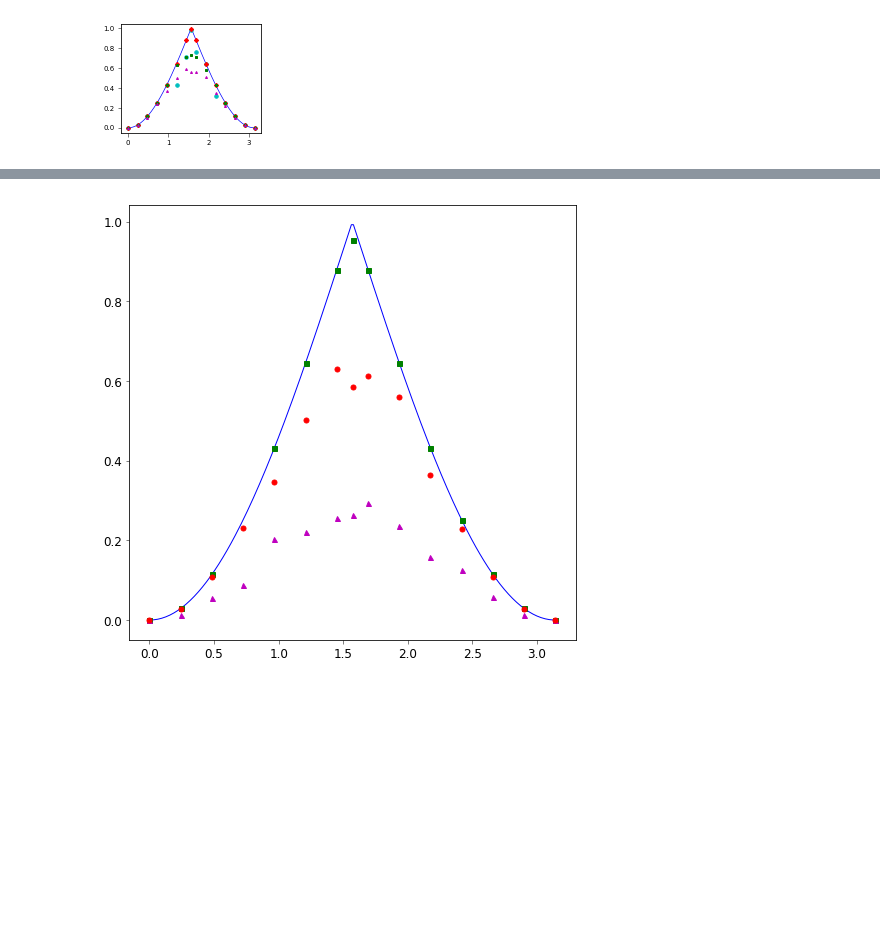
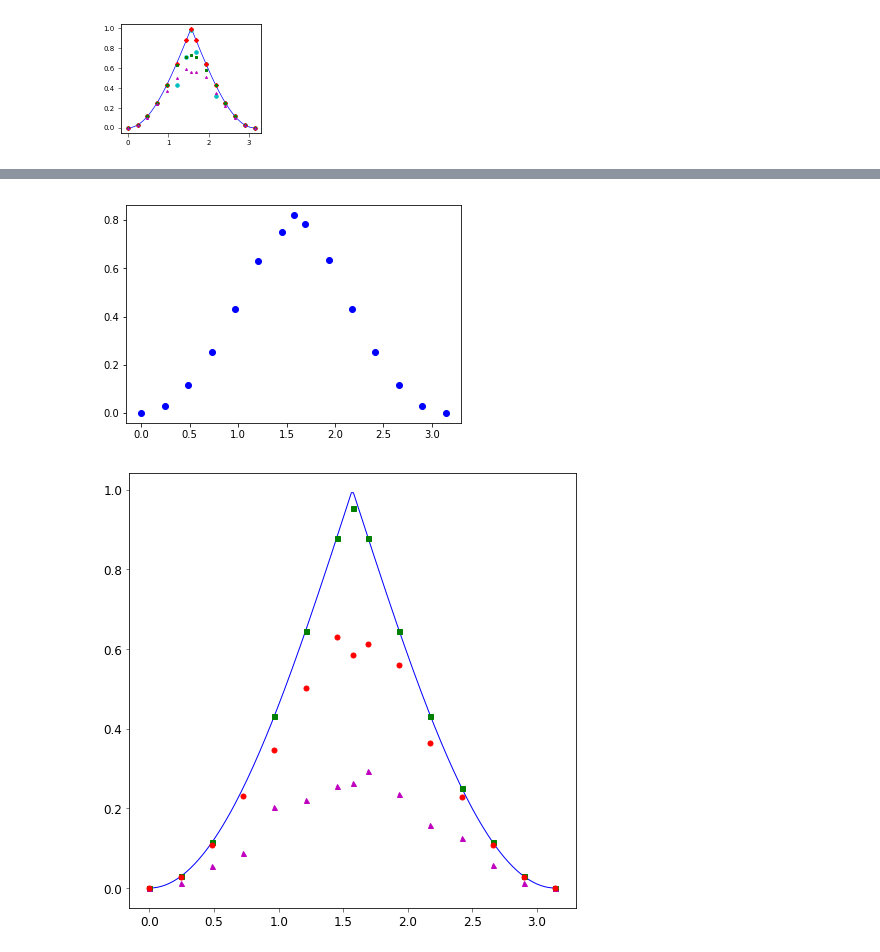
Before and after one commit to estebanmv/Random-Sampling-Extremal-POVMs, a Jupyter notebook: DisplacedPlot.ipynb, the cells around one changed output, grey strips where cells are left out. Cells and saved outputs as stored; diff of their text form; code cells hidden in the pictures; blank space fills up the shorter version.

```diff
--- a/DisplacedPlot.ipynb
+++ b/DisplacedPlot.ipynb
@@ -272,3 +272,15 @@ plt.savefig("Qubit1-10ext.pdf")
 plt.show()
 # %% [output]
 [figure]
+# %%
+ext1Av = pd.read_csv('Qubit-VT1ExtCCAv.dat', header=None, sep=',')
+ext1Av.columns = ['x','y']
+nymr10Av = pd.read_csv('QubitNaimark-VT10Av.dat', header=None, sep=',')
+nymr10Av.columns = ['x','y']
+# %%
+meansx = []
+meansy = []
+# %%
+for i in range(1,16):
+    meansy.append(float(np.mean(nymr10Av.y[(i-1)*10:i*10])))
+    meansx.append(float(np.mean(nymr10Av.x[(i-1)*10:i*10])))
@@ -279,6 +310,11 @@ IntCC1000 = pd.read_csv('QubitCC-VT1000Int.dat', header=None, sep=',')
 IntCC1000.columns=['x','y']
 naimvt1000 = pd.read_csv('QubitNaimark-testsVT1000.dat', header=None, sep=',')
 naimvt1000.columns=['x','y']
+# %%
+plt.plot(meansx,meansy,'bo')
+plt.show()
+# %% [output]
+[figure, added]
 # %%
 plt.figure(figsize=(8,8))
 #plt.figure(figsize= (2.5,2))
```
Also changed, not shown: parts of 2 cells of this notebook, 9 other files.
